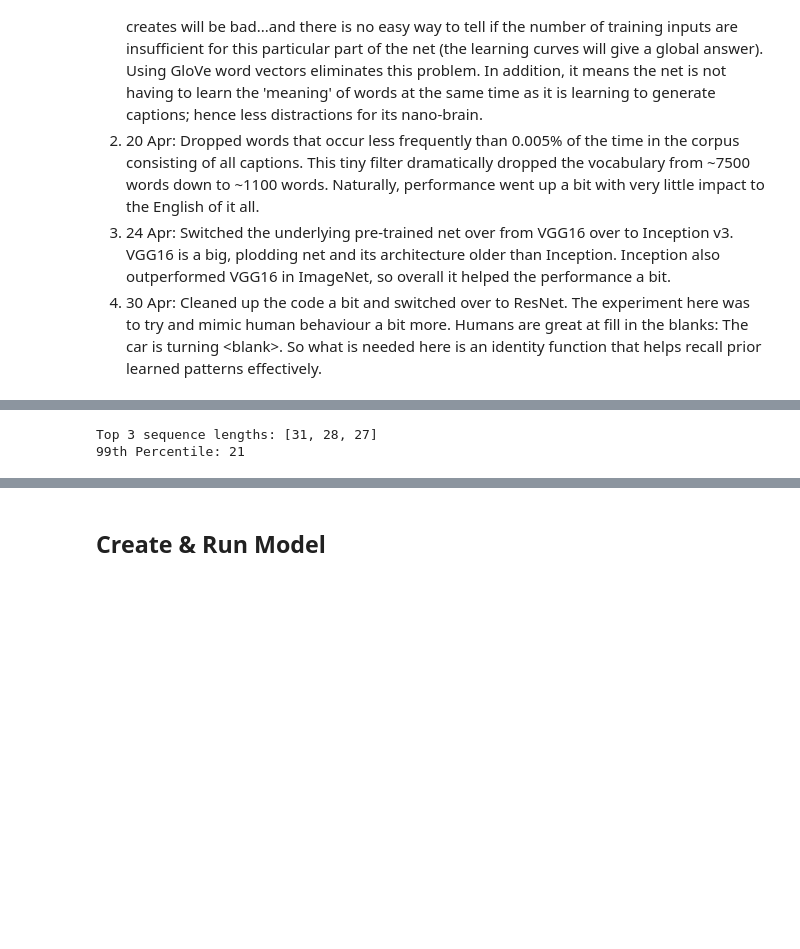
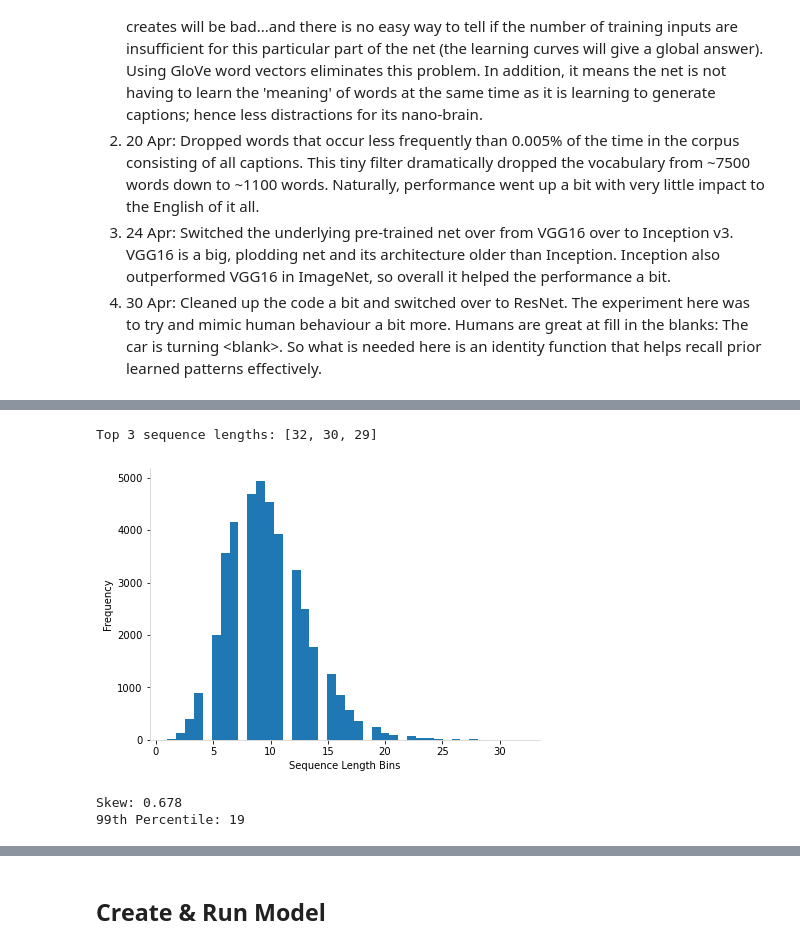
Before and after one commit to edwardspaulg/capstone_498, a Jupyter notebook: image_caption/Image_Caption.ipynb, the cells around one changed output, grey strips where cells are left out. Drawn from its saved outputs; the diff is of its cells as text; code cells hidden in the pictures; blank space fills up the shorter version.

```diff
--- a/image_caption/Image_Caption.ipynb
+++ b/image_caption/Image_Caption.ipynb
@@ -516,62 +484,66 @@ Total samples: 400
 # %%
 import numpy as np
 import matplotlib.pyplot as plt
 from scipy.stats import skew
 
 #4 May: Limit caption length to N'th percentile
 seq_lengths = [len(cap.split(' ')) for xy in dictCaptions.values() for cap in xy.captions]
 seq_lengths.sort(reverse=True)
 print('Top 3 sequence lengths:', seq_lengths[0:3])
 
-# #Histogram
-# plt.rcParams['figure.facecolor'] = 'white'
-# fig=plt.figure(figsize=(7, 5))
-# numBins = 40
-# plt.hist(seq_lengths, bins=numBins)
-# ax = plt.gca()
-# ax.set_xlabel('Sequence Length Bins', color='black')
-# ax.set_ylabel('Frequency', color='black')
-# ax.spines['bottom'].set_color('lightgrey')
-# ax.spines['left'].set_color('lightgrey')
-# ax.spines['top'].set_visible(False)
-# ax.spines['right'].set_visible(False)
-# plt.show()
-# print('Skew:', round(skew(seq_lengths),3))
+#Histogram
+plt.rcParams['figure.facecolor'] = 'white'
+fig=plt.figure(figsize=(7, 5))
+numBins = 40
+plt.hist(seq_lengths, bins=numBins)
+ax = plt.gca()
+ax.set_xlabel('Sequence Length Bins', color='black')
+ax.set_ylabel('Frequency', color='black')
+ax.spines['bottom'].set_color('lightgrey')
+ax.spines['left'].set_color('lightgrey')
+ax.spines['top'].set_visible(False)
+ax.spines['right'].set_visible(False)
+plt.show()
+print('Skew:', round(skew(seq_lengths),3))
 
 #Get the N'th percentile
 p99 = int(np.percentile(seq_lengths, 99))  #N'th percentile
 print('99th Percentile:', p99)
 
 #Trunc captions to p99
 for id, xy in dictCaptions.items():
     newCaptions = []
     for caption in xy.captions:
         newCaptions.append(' '.join(caption.split(' ')[0:p99]))
     xy.captions = newCaptions
-# counter = 0
-# if DEBUG:
-#     for id, xy in dictCaptions.items():
-#         print(id)
-#         for caption in xy.captions:
-#             print('\t', caption)
-#         if counter>1:
-#             break;
-#         counter += 1
 
-#     #Print longest description
-#     print('\nLongest description belongs to...')
-#     temp = -1
-#     lid = -1
-#     for id, xy in dictCaptions.items():
-#             for caption in xy.captions:
-#                 if len(caption.split(' ')) > temp:
-#                     temp = len(caption.split(' '))
-#                     lid = id
-#     print(lid, temp)
-#     print(dictCaptions[lid].toString())
+#Debug
+counter = 0
+if DEBUG:
+    for id, xy in dictCaptions.items():
+        print(id)
+        for caption in xy.captions:
+            print('\t', caption)
+        if counter>1:
+            break;
+        counter += 1
+
+    #Print longest description
+    print('\nLongest description belongs to...')
+    temp = -1
+    lid = -1
+    for id, xy in dictCaptions.items():
+            for caption in xy.captions:
+                if len(caption.split(' ')) > temp:
+                    temp = len(caption.split(' '))
+                    lid = id
+    print(lid, temp)
+    print(dictCaptions[lid].toString())
 # %% [output]
-Top 3 sequence lengths: [31, 28, 27]
-99th Percentile: 21
+Top 3 sequence lengths: [32, 30, 29]
+[figure, added]
+Skew: 0.678
+99th Percentile: 19
 # %%
 from sklearn.model_selection import train_test_split
 
```
Also changed, not shown: parts of 13 cells of this notebook, 1 other file.
